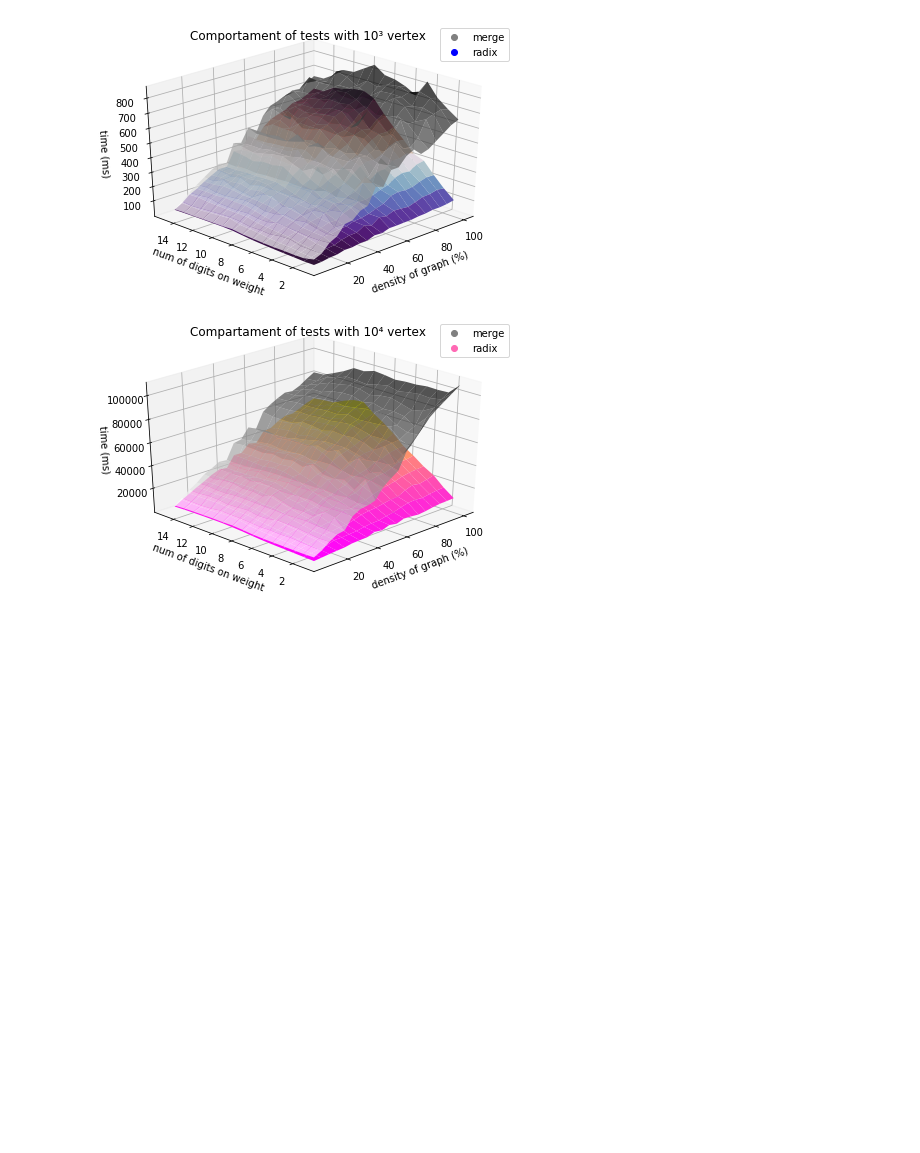
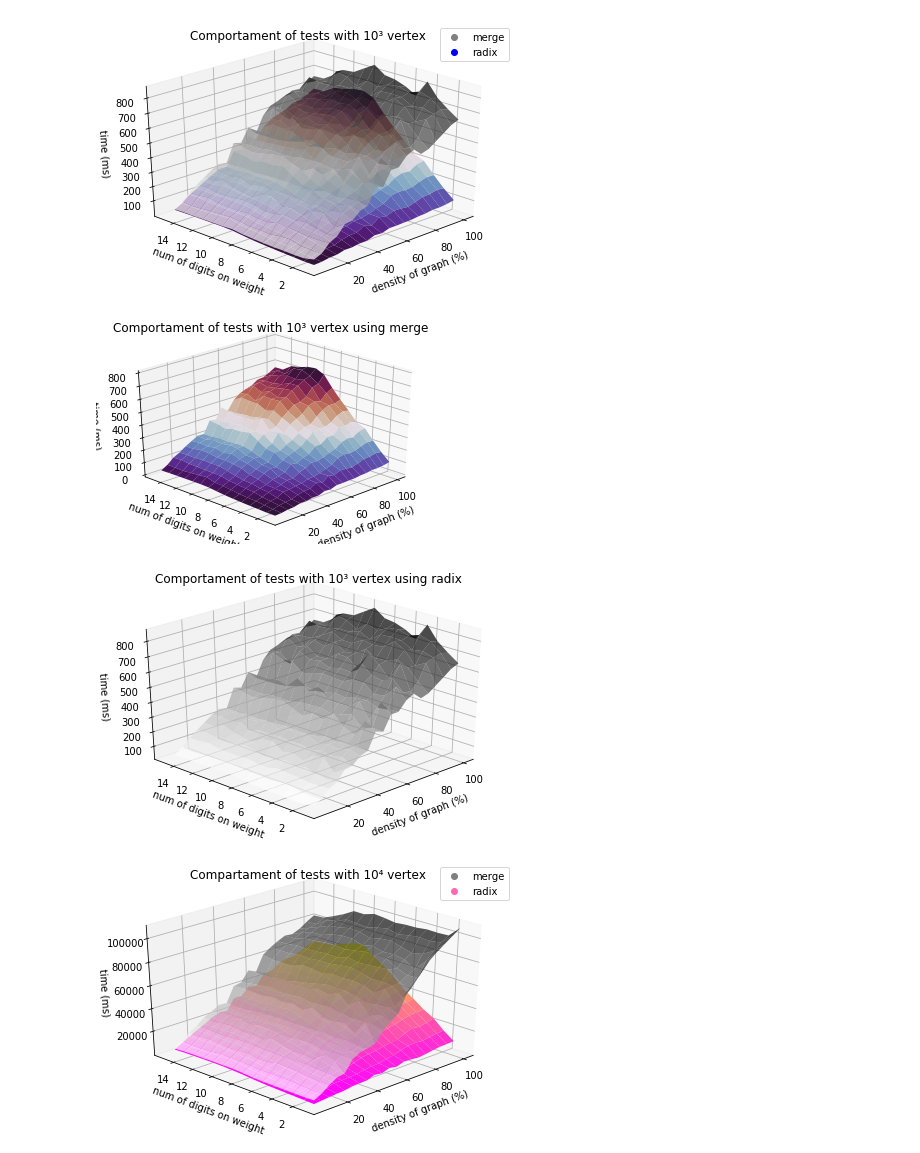
Before and after one commit to tannus/kruskal_radix, a Jupyter notebook: results/final_results/graphic_plots.ipynb, the cells around one changed output. Cells and saved outputs as stored; diff of their text form; code cells hidden in the pictures; blank space fills up the shorter version.

Commit message:
separating 3d plots

```diff
--- a/results/final_results/graphic_plots.ipynb
+++ b/results/final_results/graphic_plots.ipynb
@@ -229,6 +229,46 @@ plt.tight_layout()
 plt.show()
 # %% [output]
 [figure]
+# %%
+fig = plt.figure()
+ax = plt.axes(projection="3d")
+
+fig2 = plt.figure()
+ax2 = plt.axes(projection='3d')
+
+#X is density, Y is digit_numbers and Z is time
+x = np.arange(5,105,5)
+y = np.arange(1,16,1)
+
+X, Y = np.meshgrid(x, y)
+zs1 = np.array(den_m3)
+zs2 = np.array(den_r3)
+Z1 = zs1.reshape(Y.shape)
+Z2 = zs2.reshape(Y.shape)
+
+ax.set_xlabel('density of graph (%)')
+ax.set_ylabel('num of digits on weight')
+ax.set_zlabel('time (ms)')
+ax.set_zlim(0,800)
+ax.plot_surface(X, Y, Z2, rstride=1, cstride=1,cmap='twilight_shifted', edgecolor='none',alpha=1)
+
+ax2.set_xlabel('density of graph (%)')
+ax2.set_ylabel('num of digits on weight')
+ax2.set_zlabel('time (ms)')
+ax2.plot_surface(X, Y, Z1, rstride=1, cstride=1,cmap='binary', edgecolor='none',alpha=0.7)
+
+
+ax.view_init(30, 225)
+ax.set_title('Comportament of tests with 10³ vertex using merge');
+
+ax2.view_init(30, 225)
+ax2.set_title('Comportament of tests with 10³ vertex using radix');
+
+plt.tight_layout()
+plt.show()
+# %% [output]
+[figure, added]
+[figure, added]
 # %%
 fig = plt.figure()
 ax = plt.axes(projection="3d")
```
Also changed, not shown: parts of 1 cell of this notebook.
